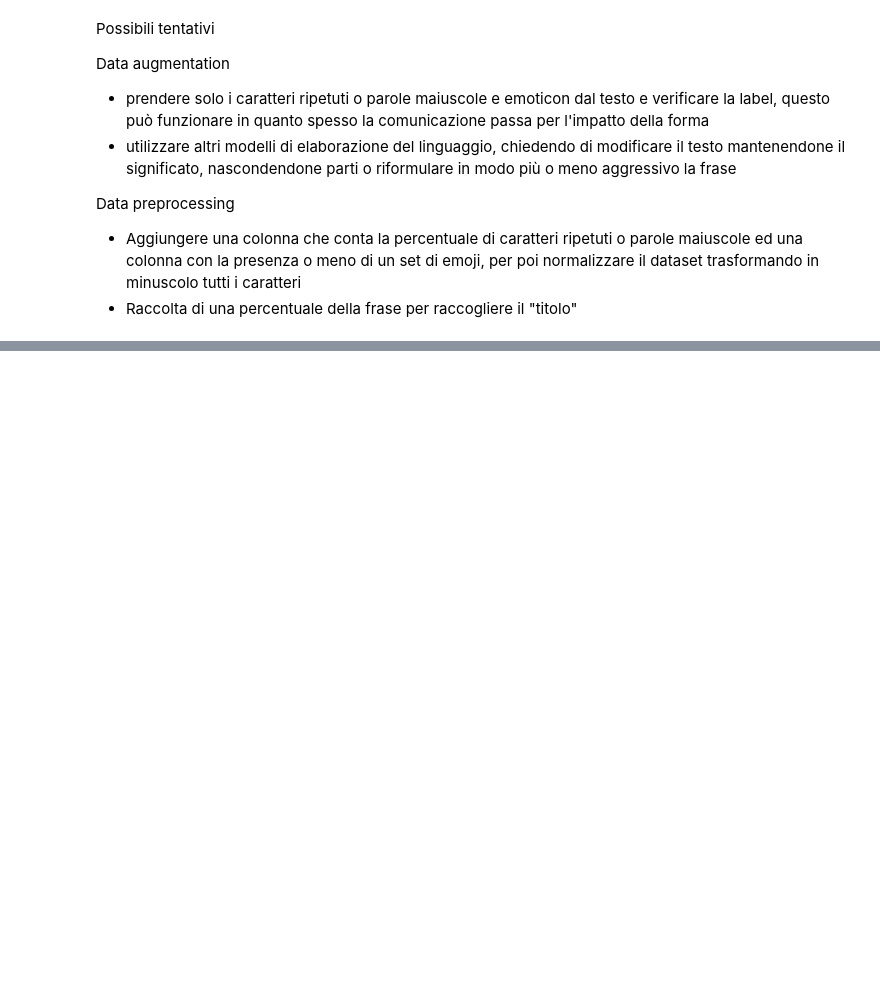
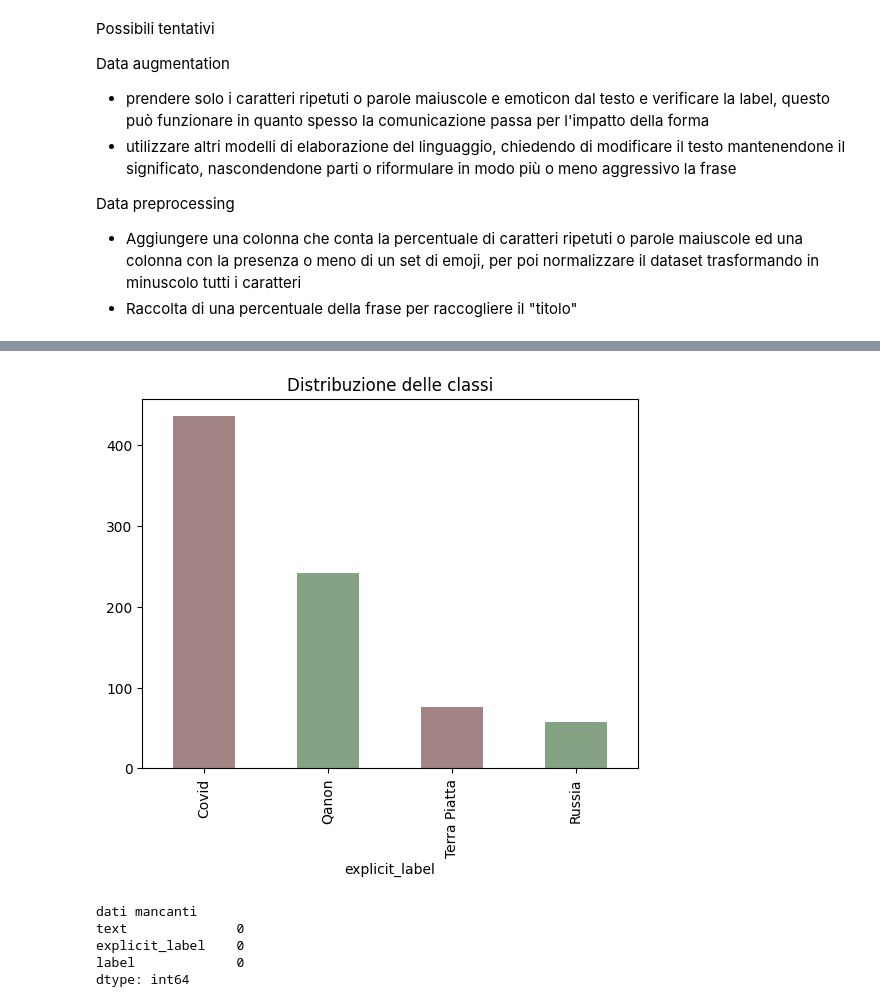
Before and after one commit to Montenigri/NLP, a Jupyter notebook: ACTI - EVALITA/Task B/Classificatore.ipynb, the cells around one changed output, grey strips where cells are left out. Cells and saved outputs as stored; diff of their text form; code cells hidden in the pictures; blank space fills up the shorter version.

```diff
--- a/ACTI - EVALITA/Task B/Classificatore.ipynb
+++ b/ACTI - EVALITA/Task B/Classificatore.ipynb
@@ -68,3 +106,30 @@ dataset
 | 808 | OTTIMA NOTIZIA! Due ragioni per c... | Covid | 0 |
 | 809 | Ma è perfet allineata o meglio pi... | Terra Piatta | 3 |
 810 rows × 3 columns
+# %%
+pd.set_option('display.max_colwidth', None)
+color1 = (0.2, # redness
+         0.4, # greenness
+         0.2, # blueness
+         0.6 # transparency
+         )
+color2 = (0.4, 0.2, 0.2, 0.6)
+color3 = (0.6, 0.3, 0.1, 0.7)
+color4 = (0.1, 0.5, 0.4, 0.5)
+color5 = (0.8, 0.2, 0.3, 0.8)
+colors = [color1, color2, color3, color4, color5]
+# %%
+dataset['explicit_label'].value_counts().plot(kind='bar', color=[color2,color1])
+plt.title('Distribuzione delle classi')
+plt.show()
+# %% [output]
+[figure, added]
+# %%
+print("dati mancanti")
+print(dataset.isna().sum())
+# %% [output]
+dati mancanti
+text              0
+explicit_label    0
+label             0
+dtype: int64
```
Also changed, not shown: parts of 28 cells of this notebook, 2 other files.
